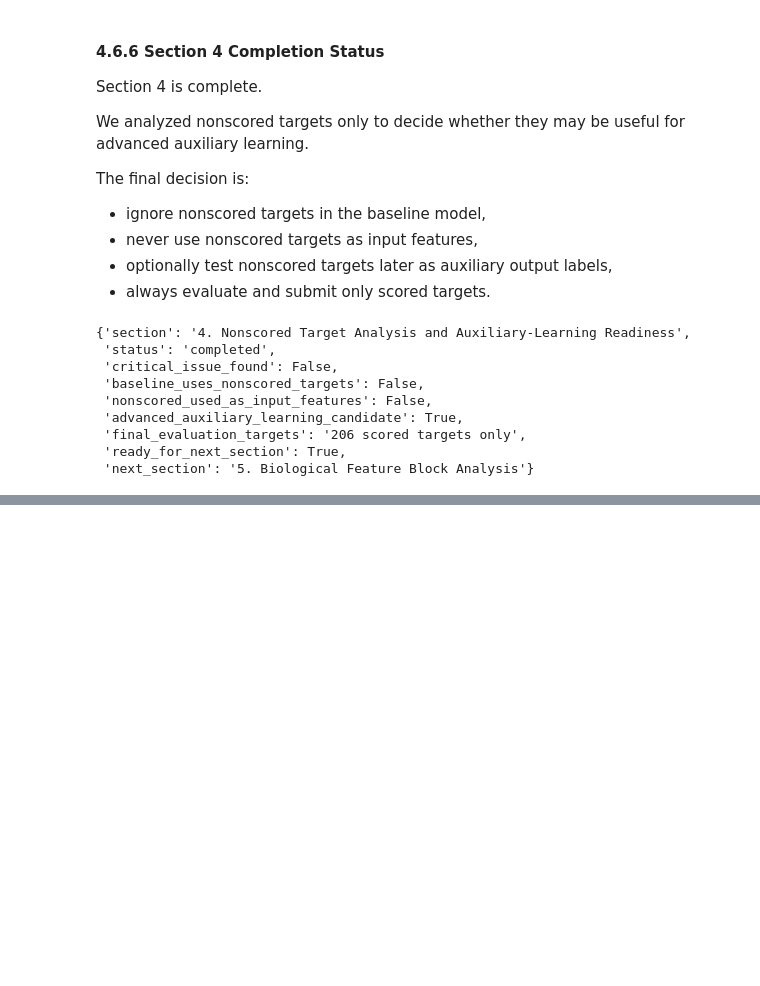
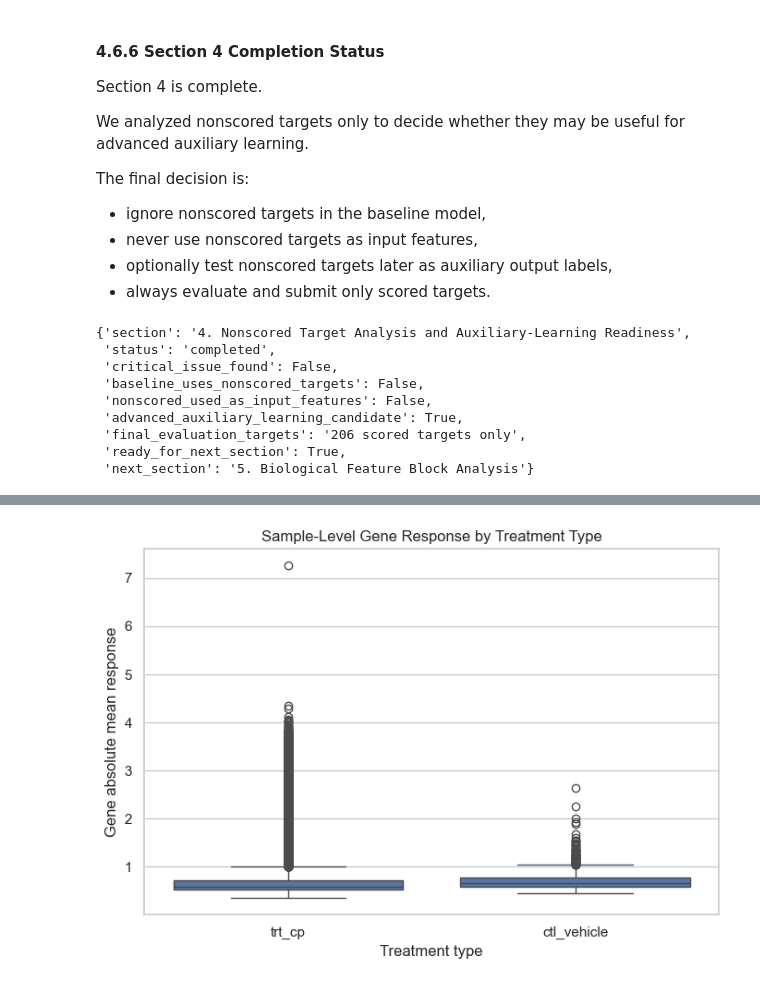
Before and after one commit to kawsar07ahmmed0712-rgb/moa-prediction-drug-response, a Jupyter notebook: notebooks/02_eda.ipynb, the cells around one changed output, grey strips where cells are left out. Drawn from its saved outputs; the diff is of its cells as text; code cells hidden in the pictures; blank space fills up the shorter version.

```diff
--- a/notebooks/02_eda.ipynb
+++ b/notebooks/02_eda.ipynb
@@ -2997,0 +3193,20 @@ section_4_status
+# %%
+gene_sample_with_metadata = (
+    train_features[[ID_COL, "cp_type", "cp_time", "cp_dose"]]
+    .merge(gene_sample_summary, on=ID_COL, how="left")
+)
+
+gene_response_by_metadata = (
+    gene_sample_with_metadata
+    .groupby(["cp_type", "cp_time", "cp_dose"])
+    .agg(
+        sample_count=(ID_COL, "count"),
+        mean_gene_abs_mean=("gene_abs_mean", "mean"),
+        median_gene_abs_mean=("gene_abs_mean", "median"),
+        mean_gene_std=("gene_std", "mean"),
+        median_gene_std=("gene_std", "median")
+    )
+    .reset_index()
+)
+
+gene_response_by_metadata
@@ -2997,0 +3227,23 @@ section_4_status
+# %%
+plt.figure(figsize=(7, 5))
+
+sns.boxplot(
+    data=gene_sample_with_metadata,
+    x="cp_type",
+    y="gene_abs_mean"
+)
+
+plt.title("Sample-Level Gene Response by Treatment Type")
+plt.xlabel("Treatment type")
+plt.ylabel("Gene absolute mean response")
+plt.tight_layout()
+
+plt.savefig(
+    FIGURE_DIR / "section_5_1_gene_abs_mean_by_cp_type.png",
+    dpi=300,
+    bbox_inches="tight"
+)
+
+plt.show()
+# %% [output]
+[figure, added]
```
Also changed, not shown: parts of 68 cells of this notebook, 1 other file.
